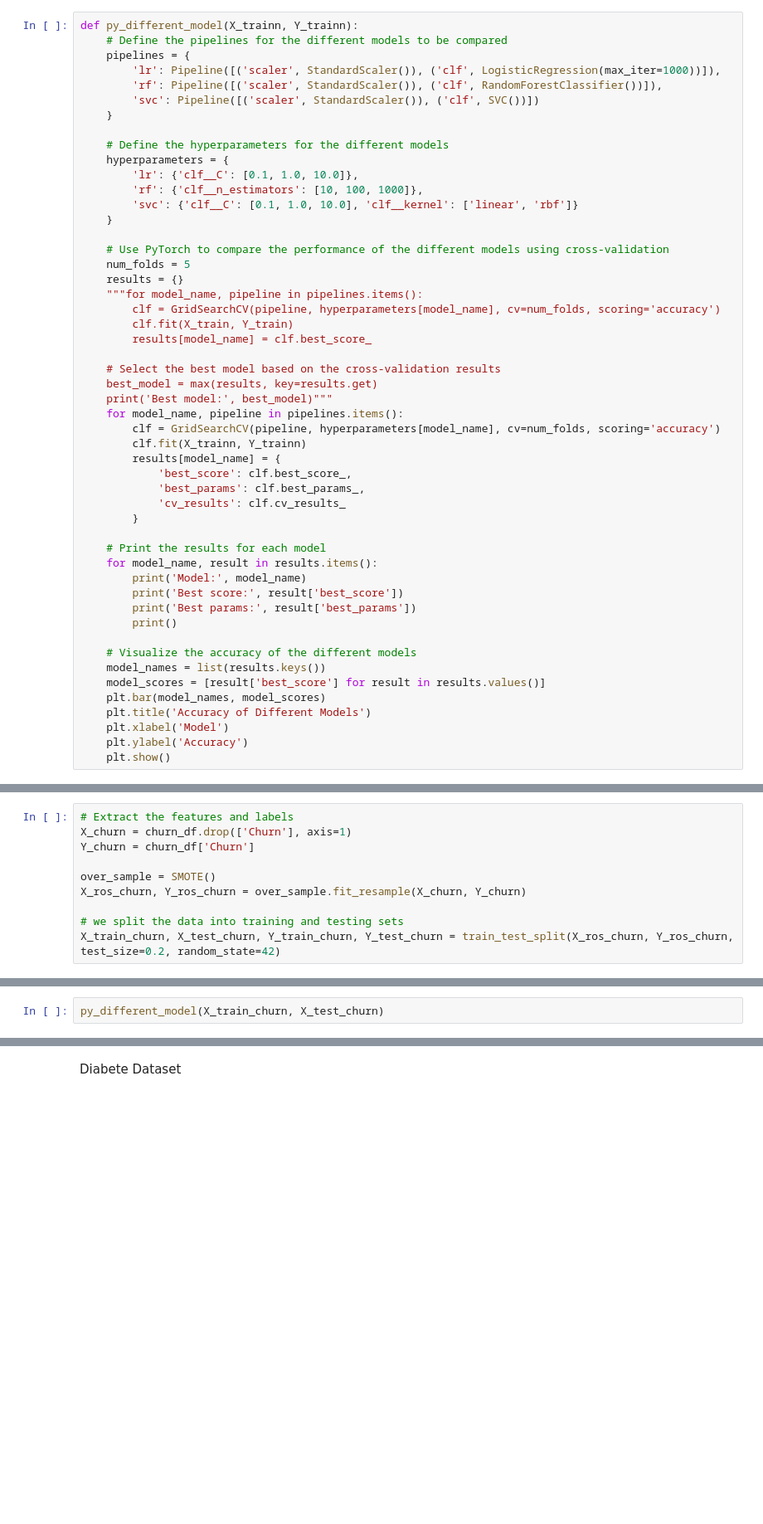
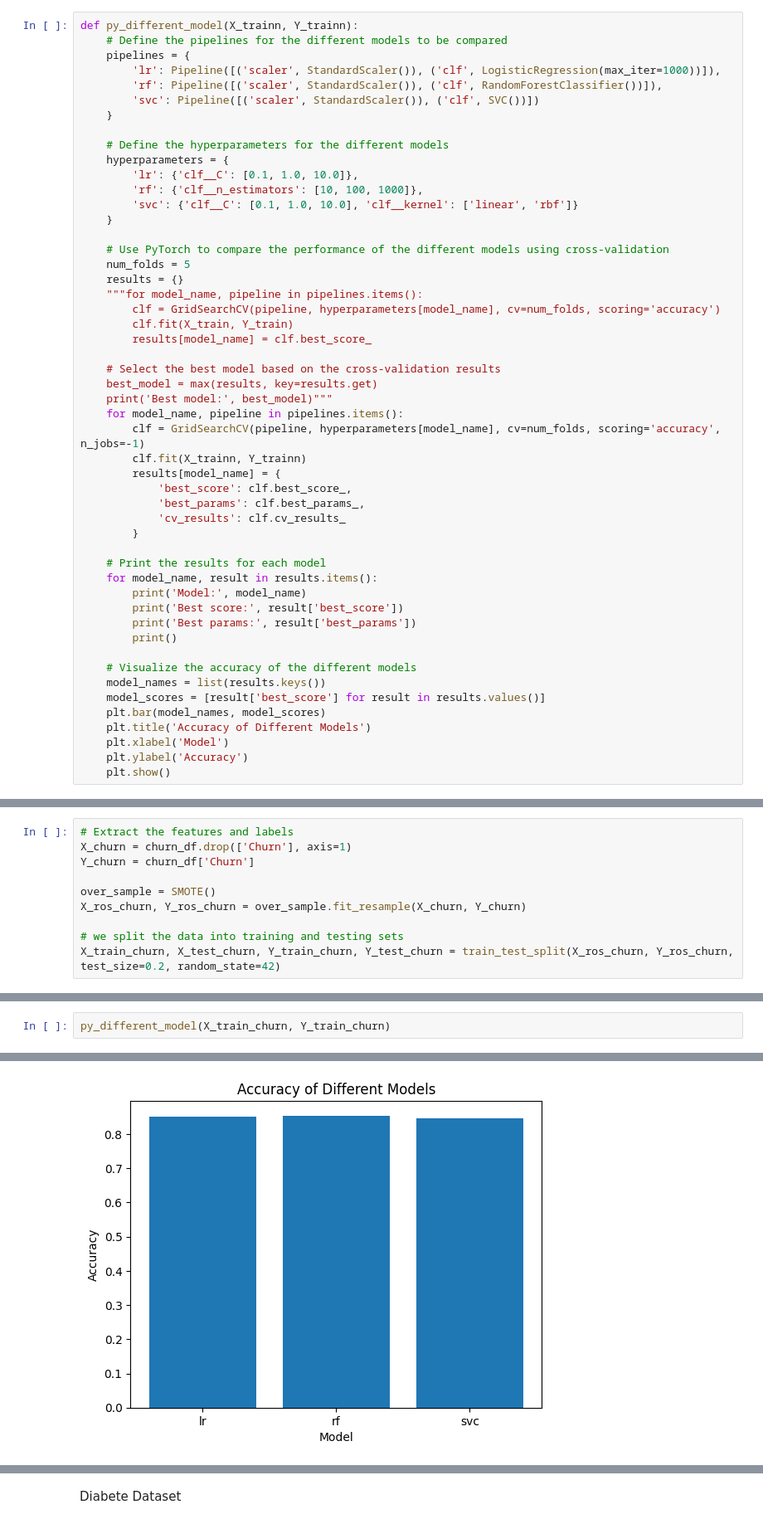
Before and after one commit to moriarais/AutomatingAnalysisModelsAndMisprediction, a Jupyter notebook: models/automate_analysis.ipynb, the cells around one changed output, grey strips where cells are left out. Shown: that part at 83% size. Drawn from its saved outputs; the diff is of its cells as text; blank space fills up the shorter version.

```diff
--- a/models/automate_analysis.ipynb
+++ b/models/automate_analysis.ipynb
@@ -238,7 +238,7 @@ def py_different_model(X_trainn, Y_trainn):
     best_model = max(results, key=results.get)
     print('Best model:', best_model)"""
     for model_name, pipeline in pipelines.items():
-        clf = GridSearchCV(pipeline, hyperparameters[model_name], cv=num_folds, scoring='accuracy')
+        clf = GridSearchCV(pipeline, hyperparameters[model_name], cv=num_folds, scoring='accuracy', n_jobs=-1)
         clf.fit(X_trainn, Y_trainn)
         results[model_name] = {
             'best_score': clf.best_score_,
@@ -513,2 +526,3 @@ Accuracy: 0.846, Precision: 0.854, Recall: 0.833, F1 score: 0.844
 # %%
-py_different_model(X_train_churn, X_test_churn)
+py_different_model(X_train_churn, Y_train_churn)
+# %% [output]
@@ -515,3 +540,4 @@ py_different_model(X_train_churn, X_test_churn)
+[figure, added]
 # %%
 py_visualization(X_train_churn, X_test_churn, Y_train_churn, Y_test_churn)
 # %% [output]
```
Also changed, not shown: parts of 15 cells of this notebook.
